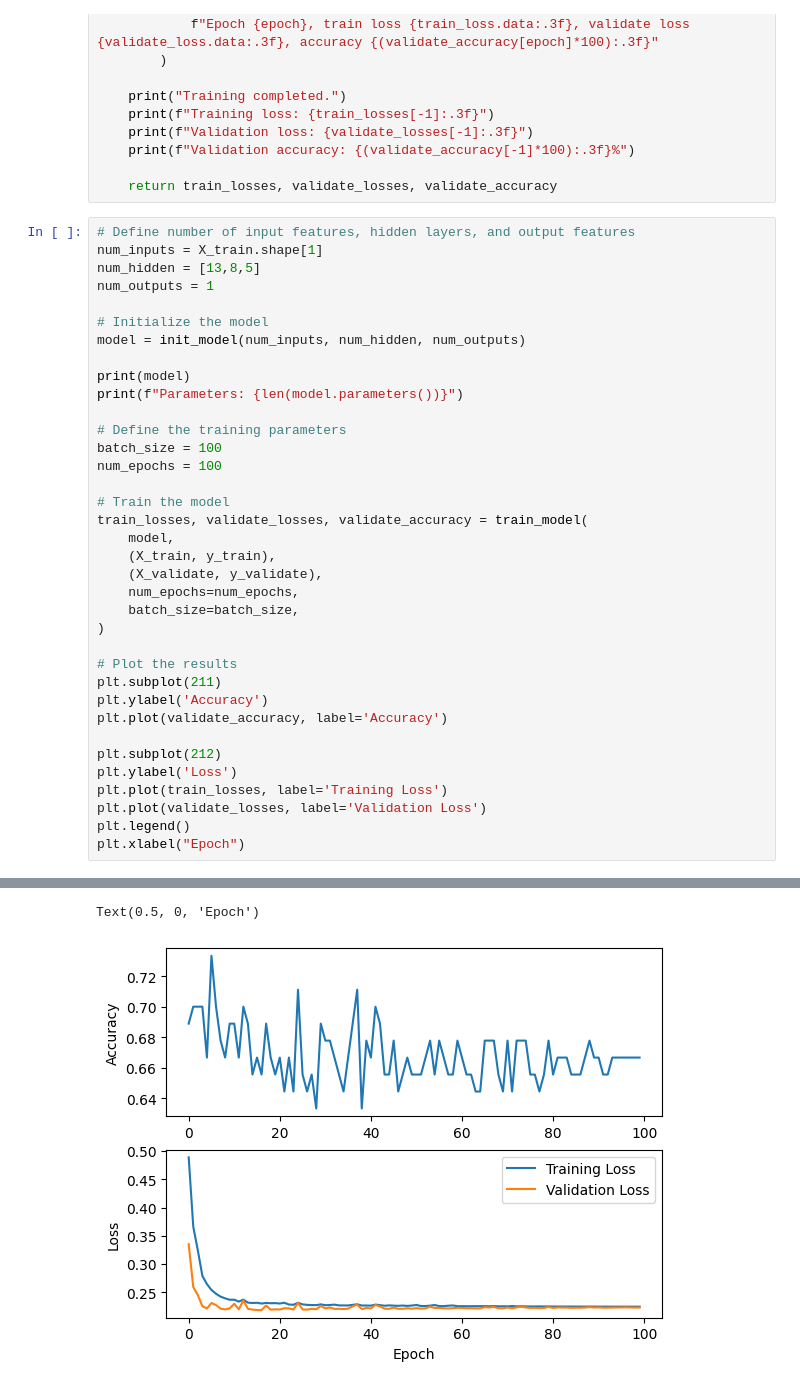
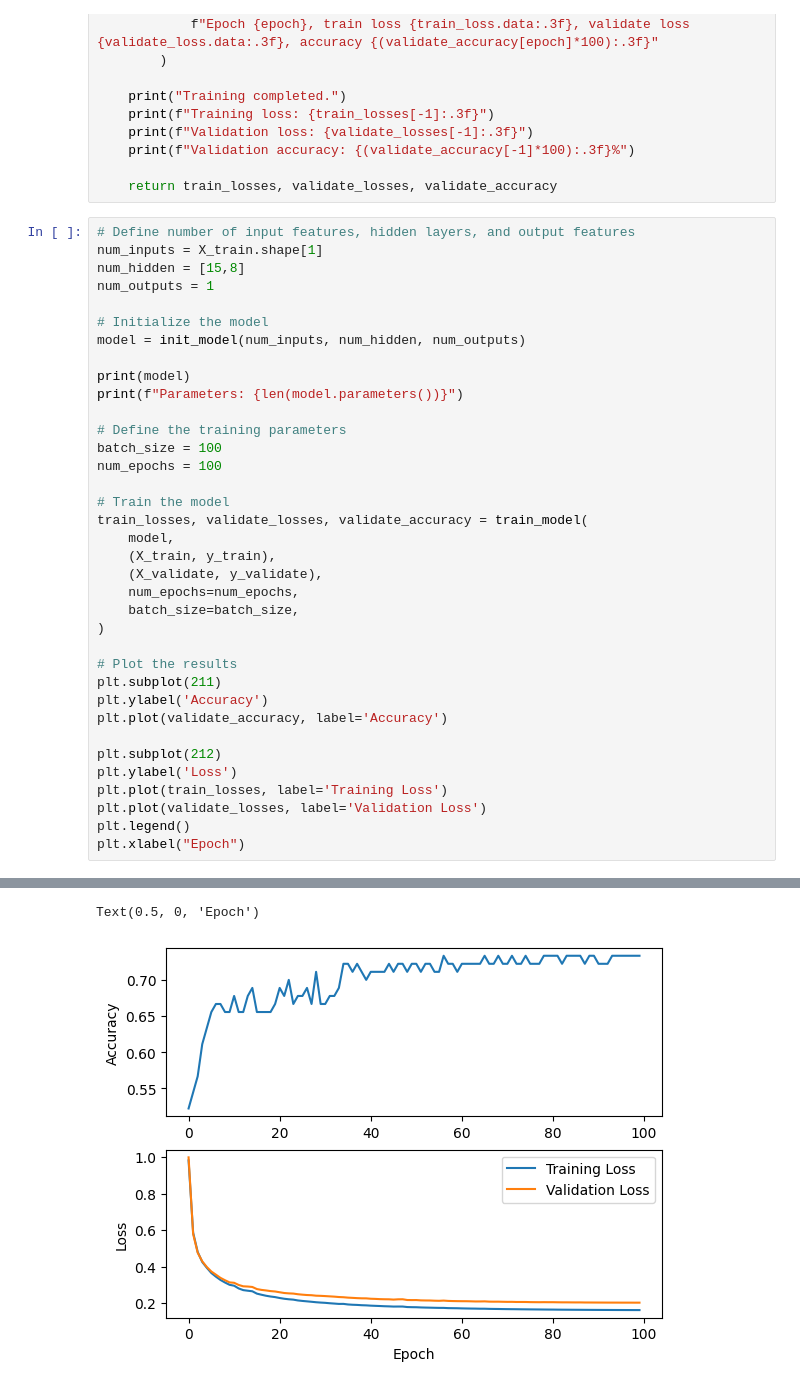
Before and after one commit to zirkelc/micrograd-titanic, a Jupyter notebook: micrograd.ipynb, the cells around one changed output, grey strips where cells are left out. Cells and saved outputs as stored; diff of their text form.

```diff
--- a/micrograd.ipynb
+++ b/micrograd.ipynb
@@ -390,7 +390,7 @@ def train_model(model, xy_train, xy_validate, num_epochs=100, batch_size=32):
 # %%
 # Define number of input features, hidden layers, and output features
 num_inputs = X_train.shape[1]
-num_hidden = [13,8,5]
+num_hidden = [15,8]
 num_outputs = 1
 
 # Initialize the model
@@ -444,5 +444,5 @@ Validation accuracy: 66.667%
 Text(0.5, 0, 'Epoch')
-[figure, old version]
+[figure, new version]
 # %%
 # Input features from the scaled test dataset
 test_features = test_scaled_df.to_numpy()
```
Also changed, not shown: parts of 3 cells of this notebook.
